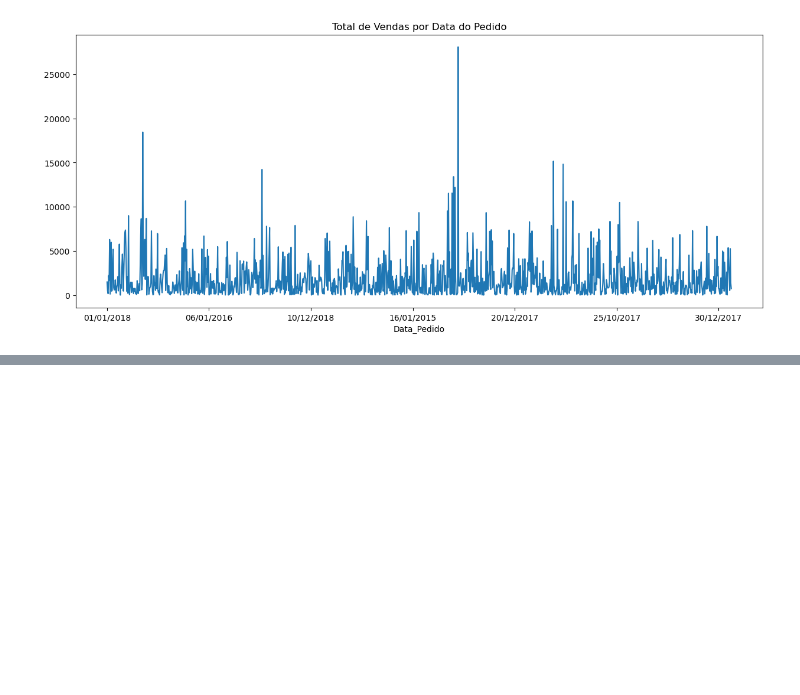
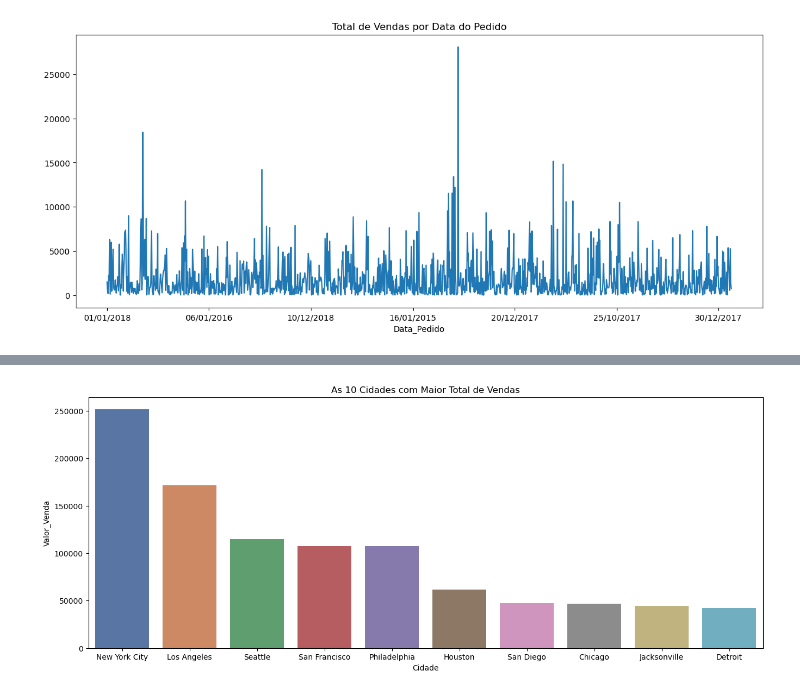
Before and after one commit to rodrigofdl/analise_exploratoria_varejo, a Jupyter notebook: analise_exploratoria_varejo.ipynb, the cells around one changed output, grey strips where cells are left out. Cells and saved outputs as stored; diff of their text form; code cells hidden in the pictures; blank space fills up the shorter version.

```diff
--- a/analise_exploratoria_varejo.ipynb
+++ b/analise_exploratoria_varejo.ipynb
@@ -188,7 +150,0 @@ df_p4
-# %%
-plt.figure(figsize = (16, 6))
-sns.set_palette('')
-sns.barplot(data = df_p4,
-            y = 'Valor_Venda',
-            x = 'Cidade').set(title = 'As 10 Cidades com Maior Total de Vendas')
-plt.show()
@@ -196,0 +188,9 @@ plt.show()
+# %%
+plt.figure(figsize = (16, 6))
+sns.set_palette('deep')
+sns.barplot(data = df_p4,
+            y = 'Valor_Venda',
+            x = 'Cidade').set(title = 'As 10 Cidades com Maior Total de Vendas')
+plt.show()
+# %% [output]
+[figure, added]
```
Also changed, not shown: parts of 11 cells of this notebook.
